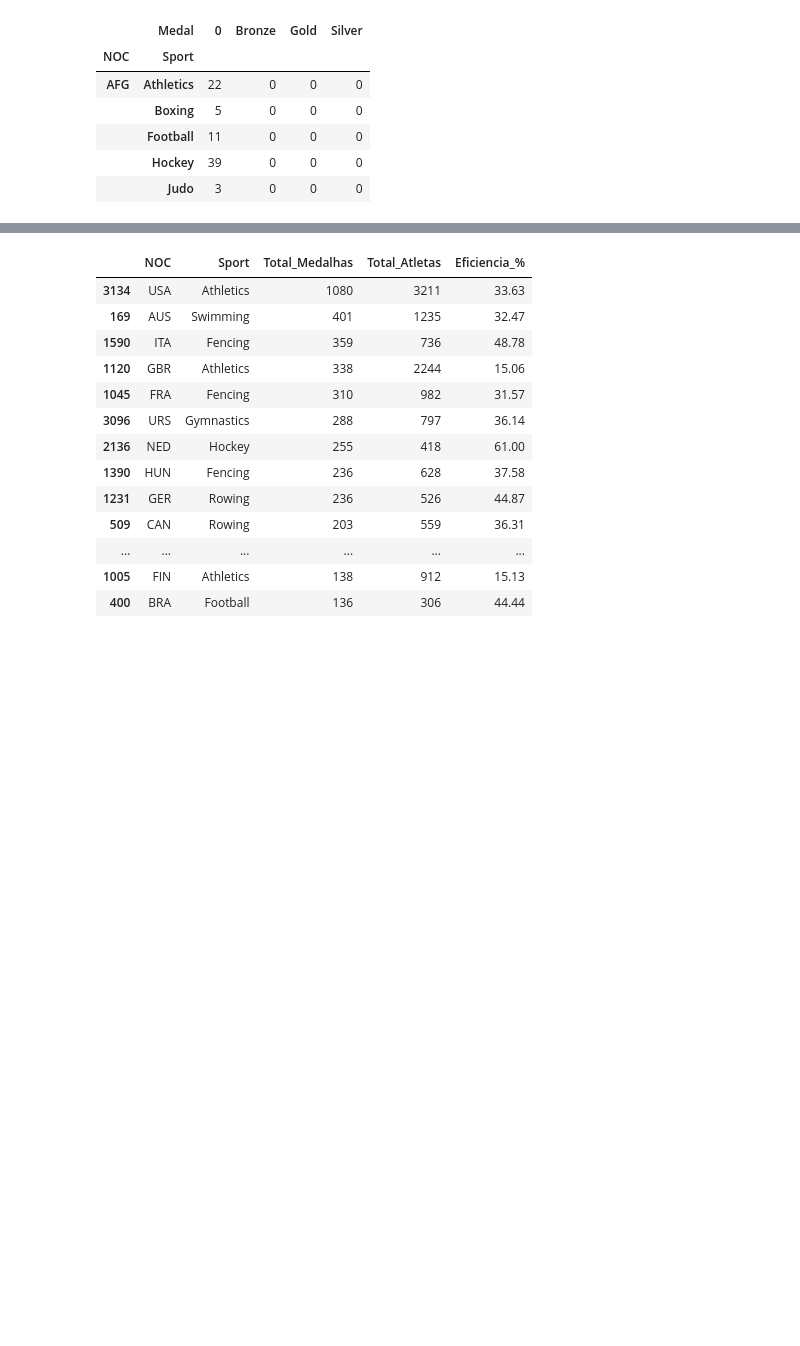
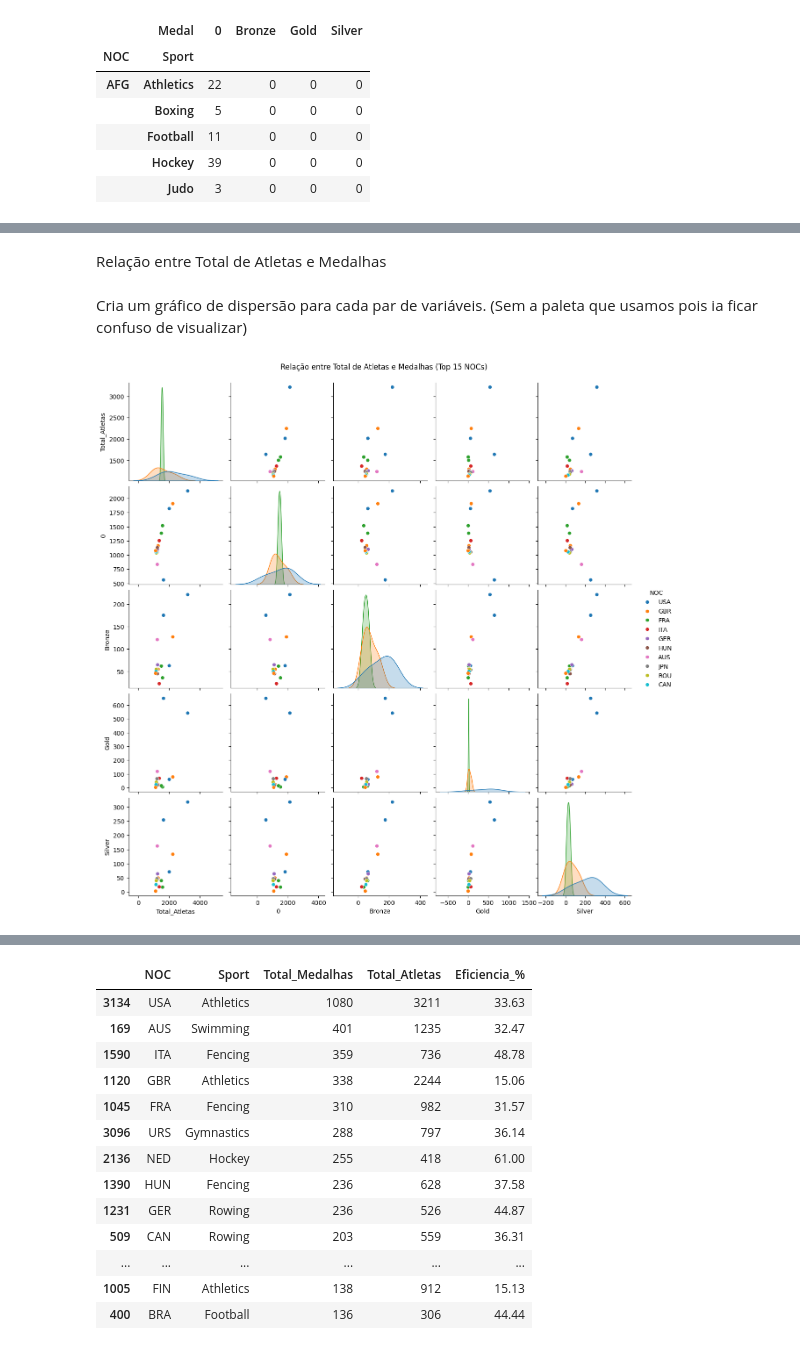
Before and after one commit to ClaraCaldas/Projeto-ICD, a Jupyter notebook: monopoliosesportivos.ipynb, the cells around one changed output, grey strips where cells are left out. Drawn from its saved outputs; the diff is of its cells as text; code cells hidden in the pictures; blank space fills up the shorter version.

```diff
--- a/monopoliosesportivos.ipynb
+++ b/monopoliosesportivos.ipynb
@@ -67,0 +78,10 @@ plt.show()
+# %% [markdown]
+Relação entre Total de Atletas e Medalhas
+# %% [markdown]
+Cria um gráfico de dispersão para cada par de variáveis. (Sem a paleta que usamos pois ia ficar confuso de visualizar)
+# %%
+sns.pairplot(data=df_top, hue="NOC")
+plt.suptitle('Relação entre Total de Atletas e Medalhas (Top 15 NOCs)', y=1.02)
+plt.show()
+# %% [output]
+[figure, added]
```
Also changed, not shown: parts of 29 cells of this notebook, 2 other files.
